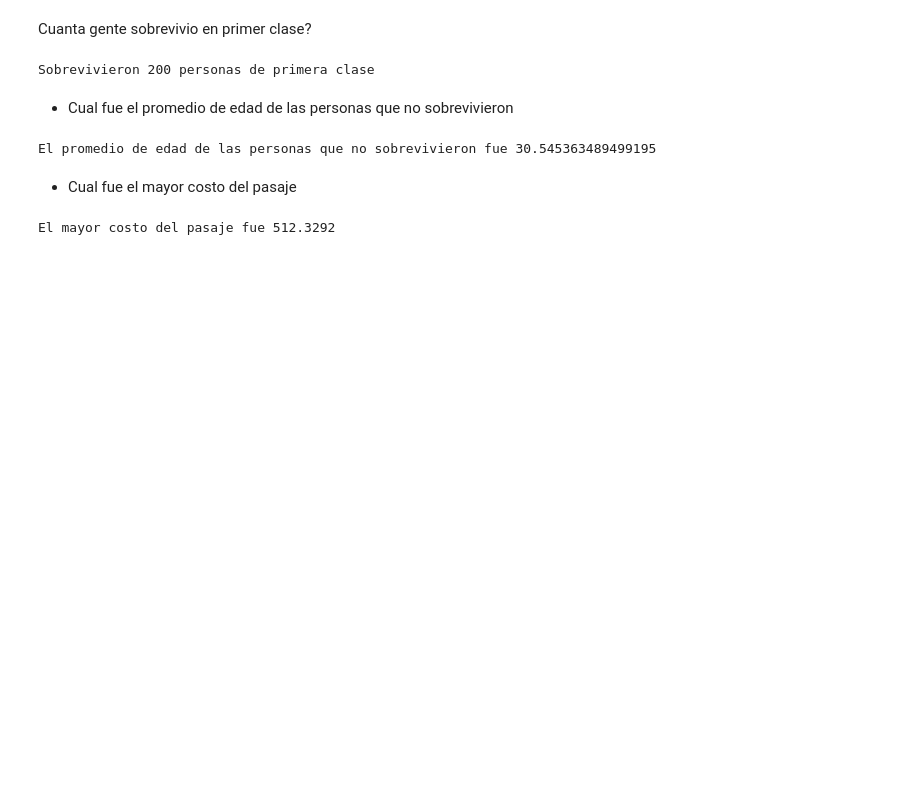
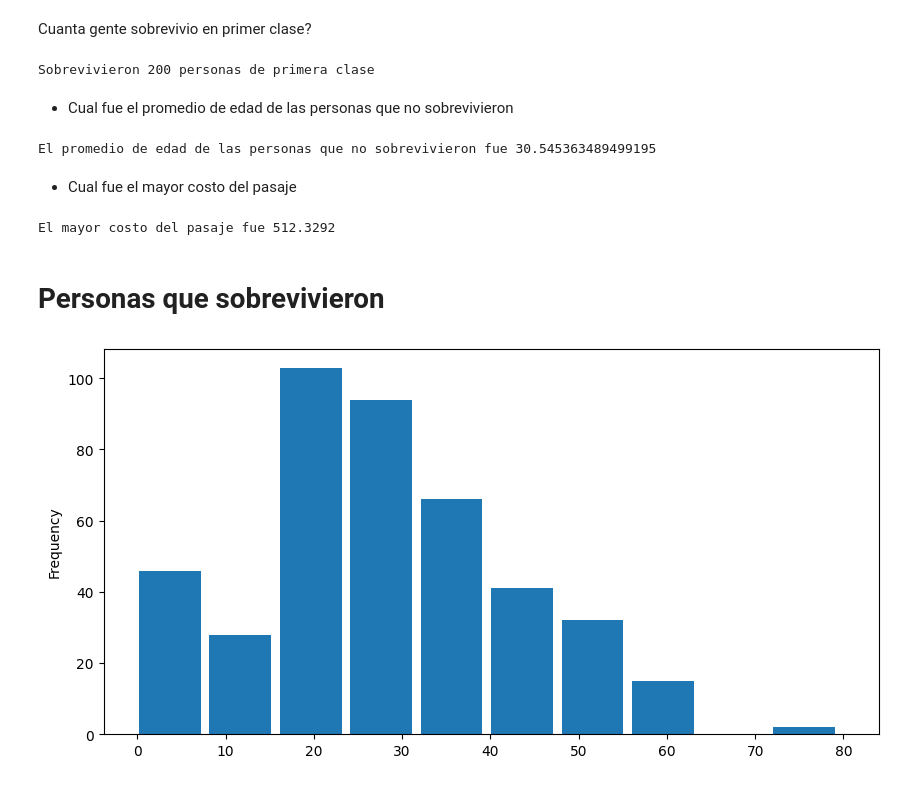
Before and after one commit to Lemito66/Maestria, a Jupyter notebook: Python/CasoPractico/caso_practico2.ipynb, the cells around one changed output. Drawn from its saved outputs; the diff is of its cells as text; code cells hidden in the pictures; blank space fills up the shorter version.

Commit message:
grafica de las personas que sobrevivieron y que no sobrevivieron

```diff
--- a/Python/CasoPractico/caso_practico2.ipynb
+++ b/Python/CasoPractico/caso_practico2.ipynb
@@ -77,3 +77,13 @@ max_fare = df['Fare'].max()
 print(f'El mayor costo del pasaje fue {max_fare}')
 # %% [output]
 El mayor costo del pasaje fue 512.3292
+# %% [markdown]
+<h1> Personas que sobrevivieron </h1>
+# %%
+import matplotlib.pyplot as plt
+
+# Graficar la edad de las personas que sobrevivieron
+df['Age'][df['Survived'] == 1].plot.hist(width=7, figsize=(10, 5))
+plt.show()
+# %% [output]
+[figure, added]
```
Also changed, not shown: parts of 2 cells of this notebook.
